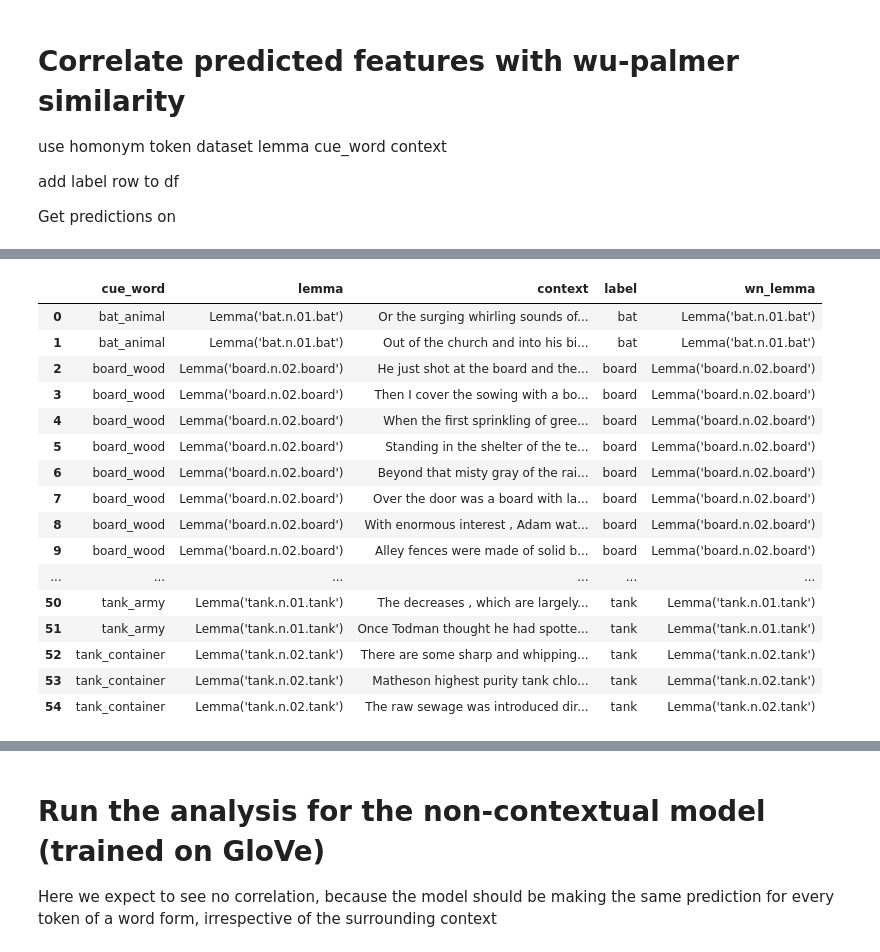
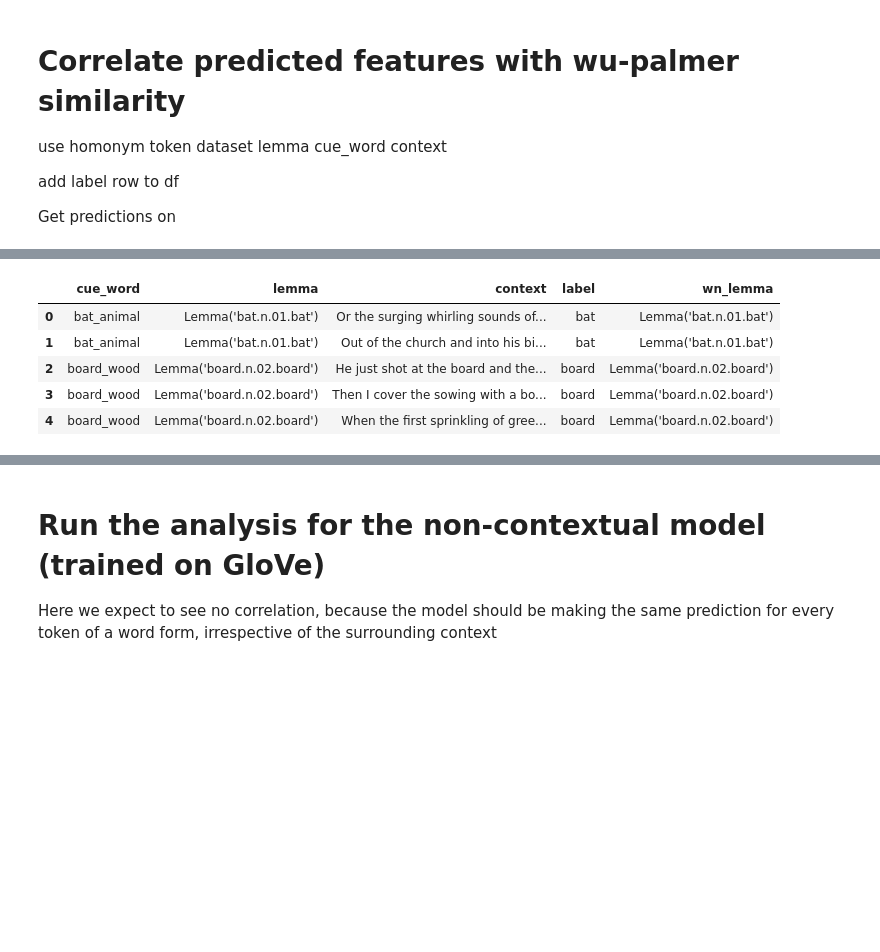
Before and after one commit to gchronis/features_in_context, a Jupyter notebook: notebooks/features_in_context_evaluation_homonymous_mcrae_words.ipynb, the cells around one changed output, grey strips where cells are left out. Drawn from its saved outputs; the diff is of its cells as text; code cells hidden in the pictures; blank space fills up the shorter version.

```diff
--- a/notebooks/features_in_context_evaluation_homonymous_mcrae_words.ipynb
+++ b/notebooks/features_in_context_evaluation_homonymous_mcrae_words.ipynb
@@ -396,8 +322,9 @@ TODO are you sure this is the exact dataset you want? Per Katrins comment:
 
 Another small question on the McRae homonym analysis: If there was a word labeled with sense cap.n.02 but it's not "cap" but another word, say "lid", do you also use that in this analysis, or only the correct lemma?
 # %%
-df = pd.read_csv('../data/bnc_contexts_for_mcrae_homonyms.csv')
-df
+pd.set_option('display.max_colwidth', None)
+eval_words = pd.read_csv('../data/bnc_contexts_for_mcrae_homonyms.csv')
+eval_words
 # %% [output]
 |  | cue_word | lemma | context |
 | 0 | bat_animal | Lemma('bat.n.01.bat') | Or the surging whirling sounds of... |
@@ -416,3 +343,22 @@ df
 | 52 | tank_container | Lemma('tank.n.02.tank') | There are some sharp and whipping... |
 | 53 | tank_container | Lemma('tank.n.02.tank') | Matheson highest purity tank chlo... |
 | 54 | tank_container | Lemma('tank.n.02.tank') | The raw sewage was introduced dir... |
+# %%
+# you need to add the mcrae version of the evalcue  words so we can retrieve those features
+# in buchanan: bat_animal
+# in mcrae: bat_(animal)
+
+eval_words = eval_words.rename(columns={"cue_word": "buchanan_cue_words"})
+
+mcrae_cues = []
+for index, row in eval_words.iterrows():
+    both_words = row.buchanan_cue_words.split("_")
+    if len(both_words) == 2:
+        mcrae_cue = both_words[0] + "_(" + both_words[1] + ")"
+    else:
+        mcrae_cue = row.buchanan_cue_words
+    mcrae_cues.append(mcrae_cue)
+    #print(mcrae_cues)
+
+eval_words['mcrae_cue_words'] = mcrae_cues
+eval_words
@@ -533,0 +648,10 @@ total number of predictions:  55
+# %%
+# which words get highest precision? lowest?
+
+print(mcrae_res_df.model.unique())
+
+pd.set_option('display.max_rows', None)
+pd.set_option('display.max_columns', None)
+pd.set_option('display.width', None)
+pd.set_option('display.colheader_justify', 'center')
+pd.set_option('display.precision', 3)
@@ -564,37 +859,28 @@ df
 # %%
+# transform wordnet string into wordnet lemma
+
 ws = []
 wn_lemmas = []
 for index, row in df.iterrows():
     lemma = re.findall(r"'(.*?)'", row.lemma)[0]
     lemma = wn.lemma(lemma)
 
     word = lemma.name()
     #print(word)
     ws.append(word)
     wn_lemmas.append(lemma)
 
 df['label'] = ws
 df['wn_lemma'] = wn_lemmas
 
-df
+df.head(5)
 # %% [output]
 |  | cue_word | lemma | context | label | wn_lemma |
 | 0 | bat_animal | Lemma('bat.n.01.bat') | Or the surging whirling sounds of... | bat | Lemma('bat.n.01.bat') |
 | 1 | bat_animal | Lemma('bat.n.01.bat') | Out of the church and into his bi... | bat | Lemma('bat.n.01.bat') |
 | 2 | board_wood | Lemma('board.n.02.board') | He just shot at the board and the... | board | Lemma('board.n.02.board') |
 | 3 | board_wood | Lemma('board.n.02.board') | Then I cover the sowing with a bo... | board | Lemma('board.n.02.board') |
 | 4 | board_wood | Lemma('board.n.02.board') | When the first sprinkling of gree... | board | Lemma('board.n.02.board') |
-| 5 | board_wood | Lemma('board.n.02.board') | Standing in the shelter of the te... | board | Lemma('board.n.02.board') |
-| 6 | board_wood | Lemma('board.n.02.board') | Beyond that misty gray of the rai... | board | Lemma('board.n.02.board') |
-| 7 | board_wood | Lemma('board.n.02.board') | Over the door was a board with la... | board | Lemma('board.n.02.board') |
-| 8 | board_wood | Lemma('board.n.02.board') | With enormous interest , Adam wat... | board | Lemma('board.n.02.board') |
-| 9 | board_wood | Lemma('board.n.02.board') | Alley fences were made of solid b... | board | Lemma('board.n.02.board') |
-| ... | ... | ... | ... | ... | ... |
-| 50 | tank_army | Lemma('tank.n.01.tank') | The decreases , which are largely... | tank | Lemma('tank.n.01.tank') |
-| 51 | tank_army | Lemma('tank.n.01.tank') | Once Todman thought he had spotte... | tank | Lemma('tank.n.01.tank') |
-| 52 | tank_container | Lemma('tank.n.02.tank') | There are some sharp and whipping... | tank | Lemma('tank.n.02.tank') |
-| 53 | tank_container | Lemma('tank.n.02.tank') | Matheson highest purity tank chlo... | tank | Lemma('tank.n.02.tank') |
-| 54 | tank_container | Lemma('tank.n.02.tank') | The raw sewage was introduced dir... | tank | Lemma('tank.n.02.tank') |
 # %%
 def run_wu_palmer_analysis(df):
     """
```
Also changed, not shown: parts of 32 cells of this notebook.
